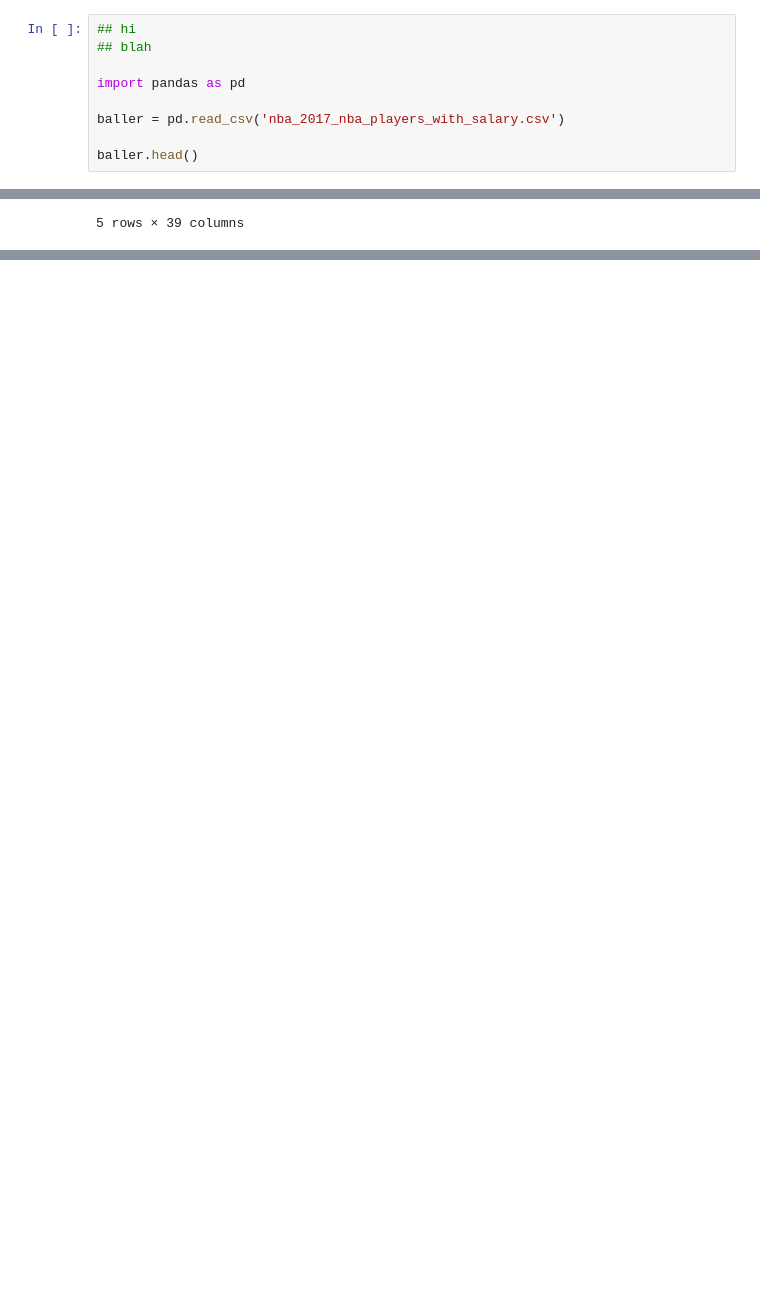
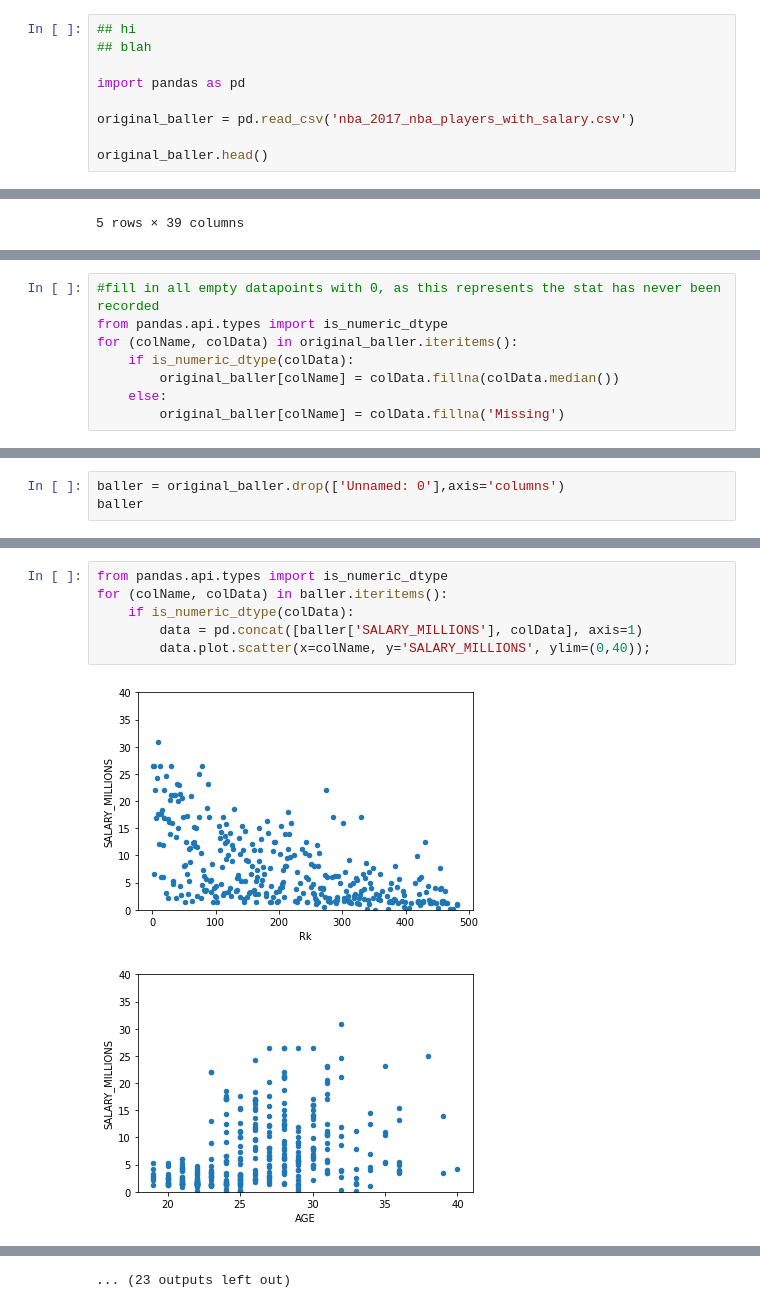
Before and after one commit to anuttamp/final562, a Jupyter notebook: final proj.ipynb, the cells around one changed output, grey strips where cells are left out. Cells and saved outputs as stored; diff of their text form; blank space fills up the shorter version.

Commit message:
Committed the preprocessing work that deleted multiple columns due to multilinea rity and added scatterplots and matrix ident for variables in question

```diff
--- a/final proj.ipynb
+++ b/final proj.ipynb
@@ -4,9 +4,9 @@
 
 import pandas as pd
 
-baller = pd.read_csv('nba_2017_nba_players_with_salary.csv')
+original_baller = pd.read_csv('nba_2017_nba_players_with_salary.csv')
 
-baller.head()
+original_baller.head()
 # %% [output]
 |  | Unnamed: 0 | Rk | PLAYER | POSITION | AGE | MP | FG | FGA | FG% | 3P | ... | ... |
 | 0 | 0 | 1 | Russell Westbrook | PG | 28 | 34.6 | 10.2 | 24.0 | 0.425 | 2.5 | ... | ... |
@@ -17,0 +45,8 @@ baller.head()
+# %%
+#fill in all empty datapoints with 0, as this represents the stat has never been recorded
+from pandas.api.types import is_numeric_dtype
+for (colName, colData) in original_baller.iteritems():
+    if is_numeric_dtype(colData):
+        original_baller[colName] = colData.fillna(colData.median())
+    else:
+        original_baller[colName] = colData.fillna('Missing')
@@ -17,0 +69,3 @@ baller.head()
+# %%
+baller = original_baller.drop(['Unnamed: 0'],axis='columns')
+baller
@@ -17,0 +126,9 @@ baller.head()
+# %%
+from pandas.api.types import is_numeric_dtype
+for (colName, colData) in baller.iteritems():
+    if is_numeric_dtype(colData):
+        data = pd.concat([baller['SALARY_MILLIONS'], colData], axis=1)
+        data.plot.scatter(x=colName, y='SALARY_MILLIONS', ylim=(0,40));
+# %% [output]
+[figure, added]
+[figure, added]
@@ -17,0 +145 @@ baller.head()
+... (23 outputs left out)
```
Also changed, not shown: parts of 16 cells of this notebook.
